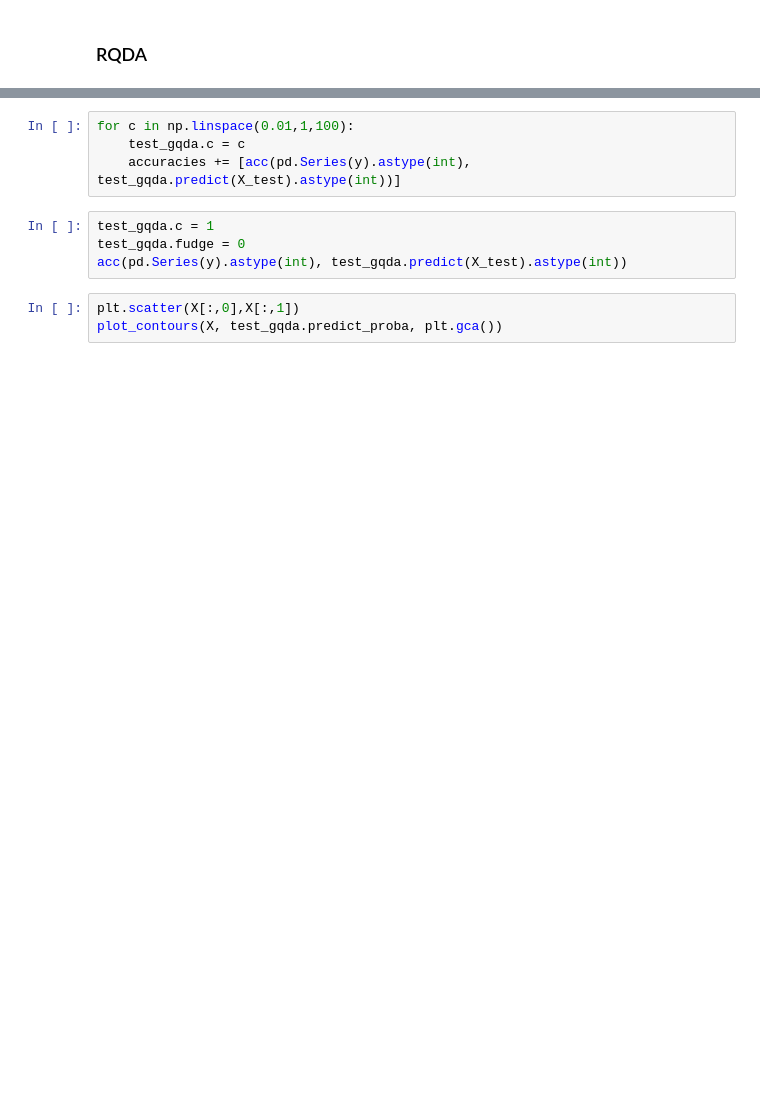
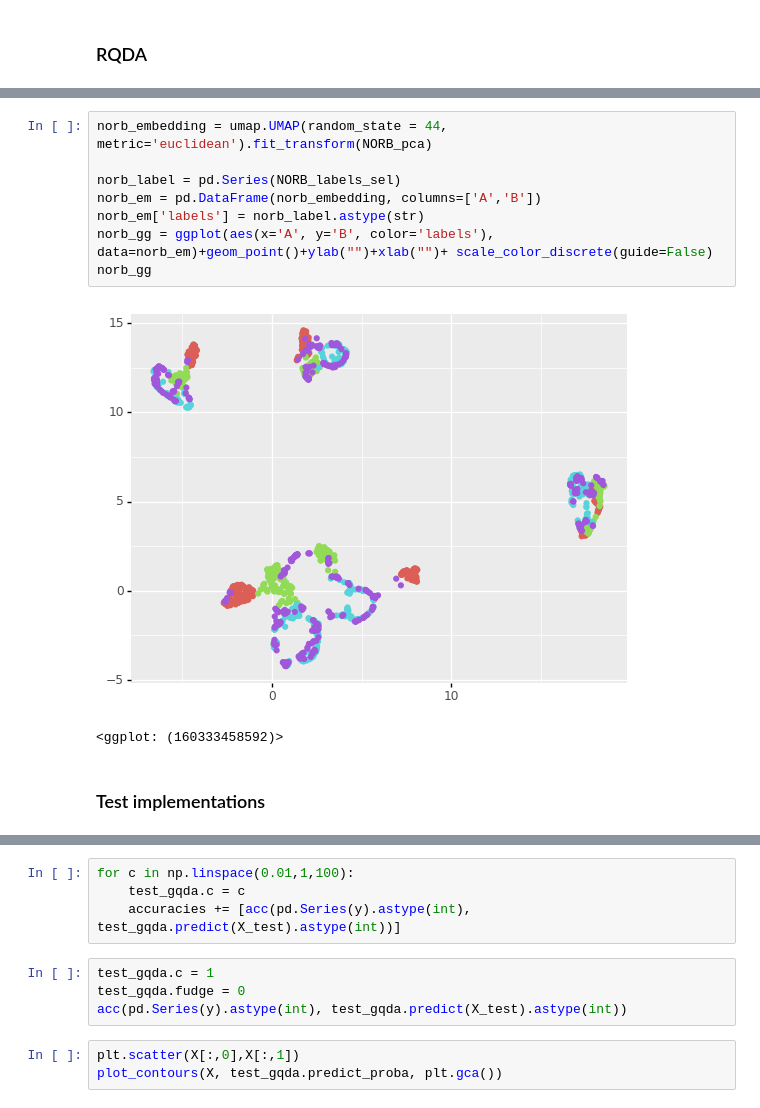
Before and after one commit to Andrewwango/femda, a Jupyter notebook: experiment_LDA.ipynb, the cells around one changed output, grey strips where cells are left out. Cells and saved outputs as stored; diff of their text form; blank space fills up the shorter version.

```diff
--- a/experiment_LDA.ipynb
+++ b/experiment_LDA.ipynb
@@ -713,0 +764,13 @@ print_metrics(pd.Series(y), rqdatest.predict(X_test)) #exact
+# %%
+norb_embedding = umap.UMAP(random_state = 44, metric='euclidean').fit_transform(NORB_pca)
+
+norb_label = pd.Series(NORB_labels_sel)
+norb_em = pd.DataFrame(norb_embedding, columns=['A','B'])
+norb_em['labels'] = norb_label.astype(str)
+norb_gg = ggplot(aes(x='A', y='B', color='labels'), data=norb_em)+geom_point()+ylab("")+xlab("")+ scale_color_discrete(guide=False)
+norb_gg
+# %% [output]
+[figure, added]
+<ggplot: (160333458592)>
+# %% [markdown]
+### Test implementations
```
Also changed, not shown: parts of 43 cells of this notebook, 2 other files.
